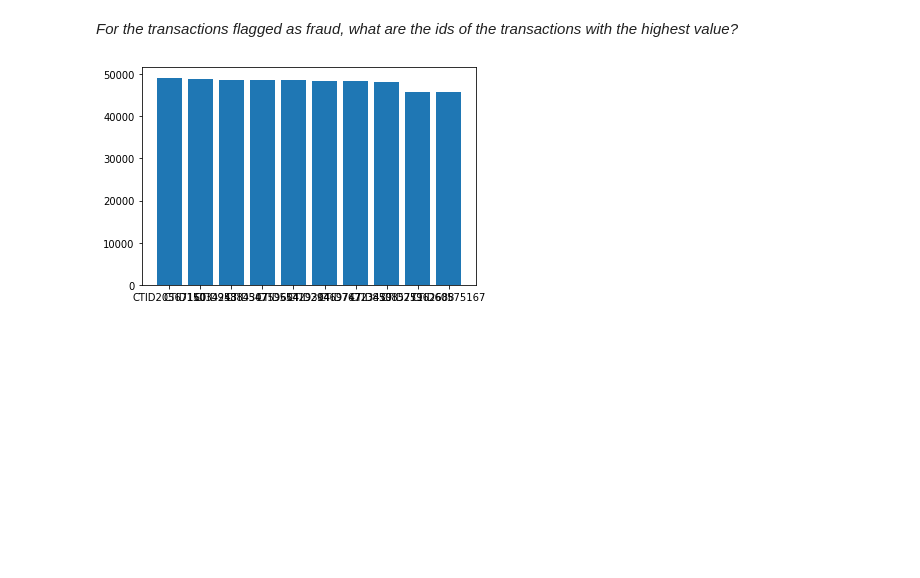
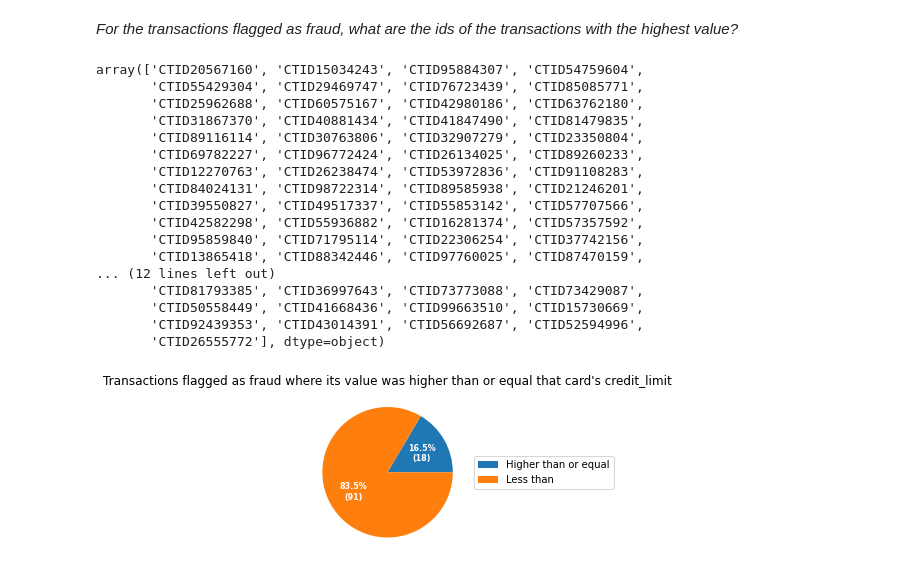
Before and after one commit to Eric-Mendes/conta-stone-data-challenge, a Jupyter notebook: data_analyses.ipynb, the cells around one changed output. Cells and saved outputs as stored; diff of their text form; code cells hidden in the pictures; blank space fills up the shorter version.

```diff
--- a/data_analyses.ipynb
+++ b/data_analyses.ipynb
@@ -126,16 +126,68 @@ plt.show()
 # %% [markdown]
 *For the transactions flagged as fraud, what are the ids of the transactions with the highest value?*
 # %%
-# getting the transactions flagged as fraud
+# getting the transactions flagged as fraud (sorted in descending order by value)
 frauds = np.array(df_fraud['transaction_id'].loc[df_fraud['fraud_flag'] == True])
 df_fraud_transactions = df_transactions.loc[df_transactions['id'].isin(frauds)]
 df_fraud_transactions = df_fraud_transactions.sort_values(by='value', \
                                                           ascending=False)
-
-x = list(df_fraud_transactions['id'])[:10]
-y = list(df_fraud_transactions['value'])[:10]
-
-plt.bar(x, y)
-plt.show()
+np.array(df_fraud_transactions['id'])
 # %% [output]
-[figure, removed]
+array(['CTID20567160', 'CTID15034243', 'CTID95884307', 'CTID54759604',
+       'CTID55429304', 'CTID29469747', 'CTID76723439', 'CTID85085771',
+       'CTID25962688', 'CTID60575167', 'CTID42980186', 'CTID63762180',
+       'CTID31867370', 'CTID40881434', 'CTID41847490', 'CTID81479835',
+       'CTID89116114', 'CTID30763806', 'CTID32907279', 'CTID23350804',
+       'CTID69782227', 'CTID96772424', 'CTID26134025', 'CTID89260233',
+       'CTID12270763', 'CTID26238474', 'CTID53972836', 'CTID91108283',
+       'CTID84024131', 'CTID98722314', 'CTID89585938', 'CTID21246201',
+       'CTID39550827', 'CTID49517337', 'CTID55853142', 'CTID57707566',
+       'CTID42582298', 'CTID55936882', 'CTID16281374', 'CTID57357592',
+       'CTID95859840', 'CTID71795114', 'CTID22306254', 'CTID37742156',
+       'CTID13865418', 'CTID88342446', 'CTID97760025', 'CTID87470159',
+... (12 lines left out)
+       'CTID81793385', 'CTID36997643', 'CTID73773088', 'CTID73429087',
+       'CTID50558449', 'CTID41668436', 'CTID99663510', 'CTID15730669',
+       'CTID92439353', 'CTID43014391', 'CTID56692687', 'CTID52594996',
+       'CTID26555772'], dtype=object)
+# %%
+df_cards_involved_in_fraud = df_card.loc[df_card['card_number'].isin(df_fraud_transactions['card_number'])]
+# %%
+cards = np.unique(df_cards_involved_in_fraud['card_number'])
+
+higher = 0
+
+for card in cards:
+  transactions = df_fraud_transactions['value'].loc[df_fraud_transactions['card_number'] == card]
+  card_limit = df_cards_involved_in_fraud['credit_limit'].loc[df_cards_involved_in_fraud['card_number'] == card]
+  for transaction in transactions:
+    if transaction >= int(card_limit):
+      higher += 1
+# %%
+# Plotting a pie plot
+
+fig, ax = plt.subplots(figsize=(6, 3), subplot_kw=dict(aspect="equal"))
+
+data = [higher, df_fraud_transactions['id'].count()-higher]
+card_families = ["Higher than or equal", "Less than"]
+
+
+def func(pct, allvals):
+    absolute = int(pct/100.*np.sum(allvals))
+    return "{:.1f}%\n({:d})".format(pct, absolute)
+
+
+wedges, texts, autotexts = ax.pie(data, autopct=lambda pct: func(pct, data),
+                                  textprops=dict(color="w"))
+
+ax.legend(wedges, card_families,
+          loc="center left",
+          bbox_to_anchor=(1, 0, 0.5, 1))
+
+plt.setp(autotexts, size=8, weight="bold")
+
+ax.set_title("Transactions flagged as fraud where its value was higher than or equal that card's credit_limit")
+
+plt.show()
+# %% [output]
+[figure, added]
```
Also changed, not shown: parts of 12 cells of this notebook.
